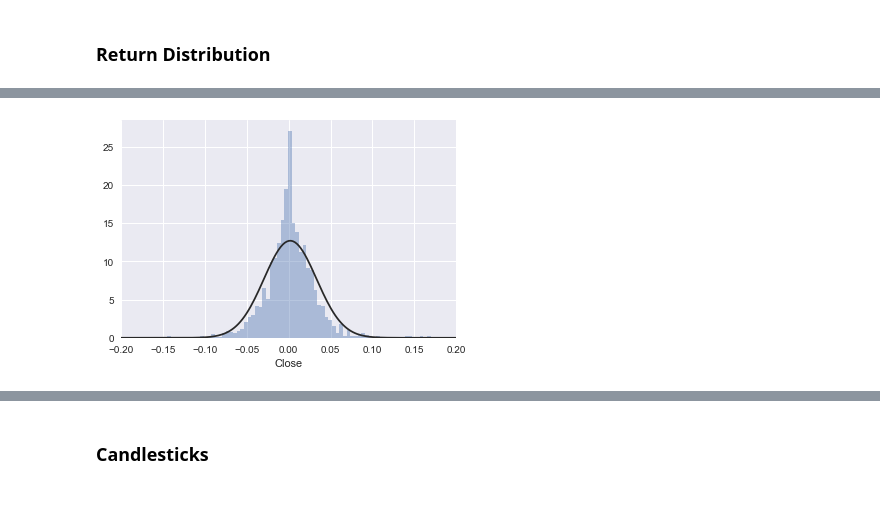
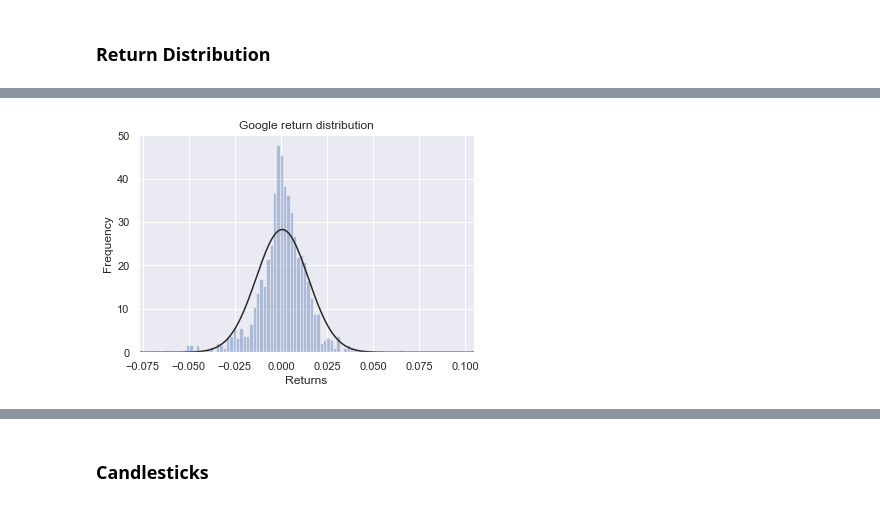
Before and after one commit to anthonyng2/financial_analytics_python, a Jupyter notebook: Lesson 9-1 - Financial Application.ipynb, the cells around one changed output, grey strips where cells are left out. Cells and saved outputs as stored; diff of their text form; code cells hidden in the pictures.

```diff
--- a/Lesson 9-1 - Financial Application.ipynb
+++ b/Lesson 9-1 - Financial Application.ipynb
@@ -331,0 +349,2 @@ plt.ylabel("Frequency");
+# %%
+TIINGO_API_KEY = ""
@@ -331,0 +355,4 @@ plt.ylabel("Frequency");
+# %%
+start = datetime(2016, 1, 1)
+end = datetime(2020, 1, 1)
+df = pdr.get_data_tiingo('GOOG', start=start, end=end, api_key=TIINGO_API_KEY)
@@ -331,0 +369,5 @@ plt.ylabel("Frequency");
+# %%
+goog = df['close'].copy()
+goog = goog.pct_change()
+mu = goog.mean()
+sigma = goog.std()
@@ -332,6 +384,9 @@ plt.ylabel("Frequency");
 # %%
 from scipy.stats import norm
-plt.xlim(np.round(tesla.min(),1), np.round(tesla.max(),1))
-sns.distplot(tesla, bins=100, fit=norm, kde=False);
+plt.xlim(goog.min(), goog.max())
+sns.distplot(goog, bins=100, fit=norm, kde=False);
+plt.title("Google return distribution")
+plt.xlabel("Returns")
+plt.ylabel("Frequency");
 # %% [output]
-[figure, old version]
+[figure, new version]
```
Also changed, not shown: parts of 113 cells of this notebook.
